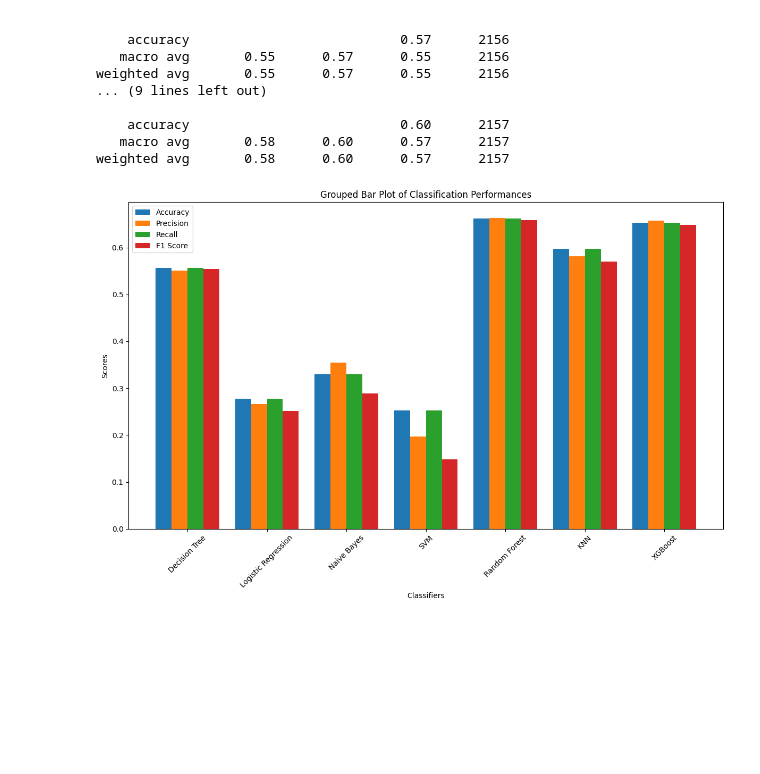
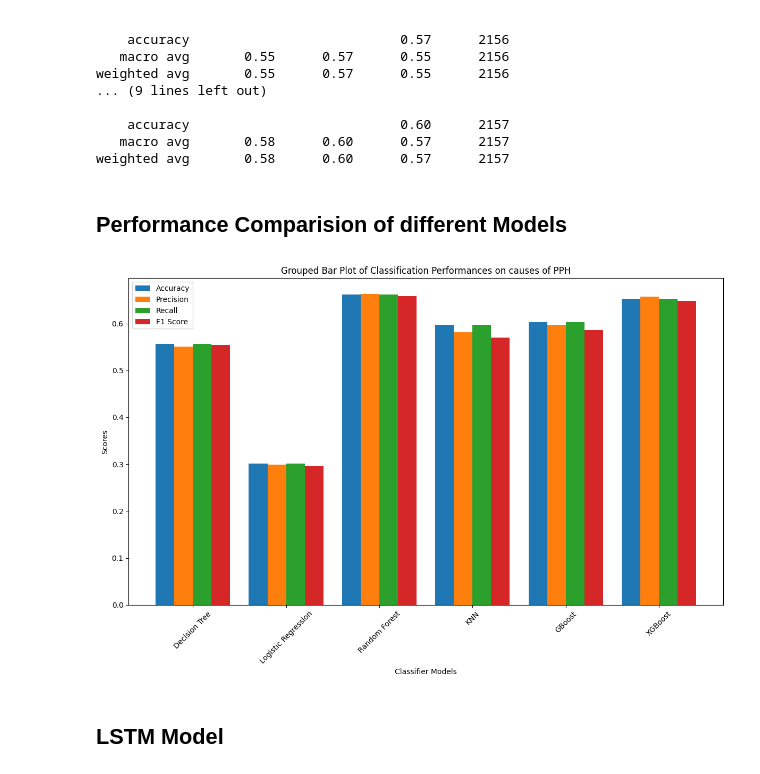
Before and after one commit to DegaregeN/Data-Science-Internship, a Jupyter notebook: notebooks/modeling.ipynb, the cells around one changed output. Drawn from its saved outputs; the diff is of its cells as text; code cells hidden in the pictures; blank space fills up the shorter version.

```diff
--- a/notebooks/modeling.ipynb
+++ b/notebooks/modeling.ipynb
@@ -695,26 +730,0 @@ weighted avg       0.20      0.25      0.15      2157
-# %%
-from sklearn.ensemble import RandomForestClassifier
-
-# Train Random Forest classifier
-rf = RandomForestClassifier(random_state=42)
-rf.fit(X_train, y_train)
-
-# Predict on the validation set
-y_val_pred = rf.predict(X_val)
-
-# Evaluate the model on the validation set
-val_accuracy = accuracy_score(y_val, y_val_pred)
-val_report = classification_report(y_val, y_val_pred)
-
-print(f'Random Forest - Validation Accuracy: {val_accuracy:.4f}')
-print('Random Forest - Validation Classification Report:')
-print(val_report)
-
-# Optionally, evaluate the model on the test set
-y_test_pred = rf.predict(X_test)
-test_accuracy = accuracy_score(y_test, y_test_pred)
-test_report = classification_report(y_test, y_test_pred)
-
-print(f'Random Forest - Test Accuracy: {test_accuracy:.4f}')
-print('Random Forest - Test Classification Report:')
-print(test_report)
@@ -780,19 +774,16 @@ weighted avg       0.55      0.57      0.55      2156
     accuracy                           0.60      2157
    macro avg       0.58      0.60      0.57      2157
 weighted avg       0.58      0.60      0.57      2157
+# %% [markdown]
+## Performance Comparision of different Models
 # %%
-import numpy as np
-import matplotlib.pyplot as plt
-from sklearn.metrics import precision_score, recall_score, f1_score
-
 # List of models to evaluate
 models = {
     'Decision Tree': DecisionTreeClassifier(random_state=42),
-    'Logistic Regression': LogisticRegression(random_state=42, max_iter=1000),
-    'Naive Bayes': GaussianNB(),
-    'SVM': SVC(random_state=42),
+    'Logistic Regression': LogisticRegression(random_state=42, max_iter=200000, multi_class='multinomial', solver='lbfgs'),
     'Random Forest': RandomForestClassifier(random_state=42),
     'KNN': KNeighborsClassifier(),
+    "GBoost" : GradientBoostingClassifier(n_estimators=300, random_state=42),
     'XGBoost': xgb.XGBClassifier(use_label_encoder=False, eval_metric='logloss')
 }
 
@@ -830,34 +821,36 @@ metrics_array = np.array([performance_metrics['Accuracy'],
                           performance_metrics['Recall'],
                           performance_metrics['F1 Score']])
 
 # Create the grouped bar plot
 model_names = list(models.keys())
 metric_names = list(performance_metrics.keys())
 n_metrics = len(metric_names)
 n_models = len(model_names)
 
 # Set up the plot
 fig, ax = plt.subplots(figsize=(12, 8))
 
 # Define bar width and positions
 bar_width = 0.2
 indices = np.arange(n_models)
 
 # Plot bars for each metric
 for i, metric in enumerate(metric_names):
     ax.bar(indices + i * bar_width, metrics_array[i], bar_width, label=metric)
 
 # Add labels and title
-ax.set_xlabel('Classifiers')
+ax.set_xlabel('Classifier Models')
 ax.set_ylabel('Scores')
-ax.set_title('Grouped Bar Plot of Classification Performances')
+ax.set_title('Grouped Bar Plot of Classification Performances on causes of PPH')
 ax.set_xticks(indices + bar_width * (n_metrics - 1) / 2)
 ax.set_xticklabels(model_names, rotation=45)
 ax.legend()
 
 # Show the plot
 plt.tight_layout()
 plt.show()
 # %% [output]
-[figure, old version]
+[figure, new version]
+# %% [markdown]
+## LSTM Model
 # %%
```
Also changed, not shown: parts of 37 cells of this notebook, 3 other files.
